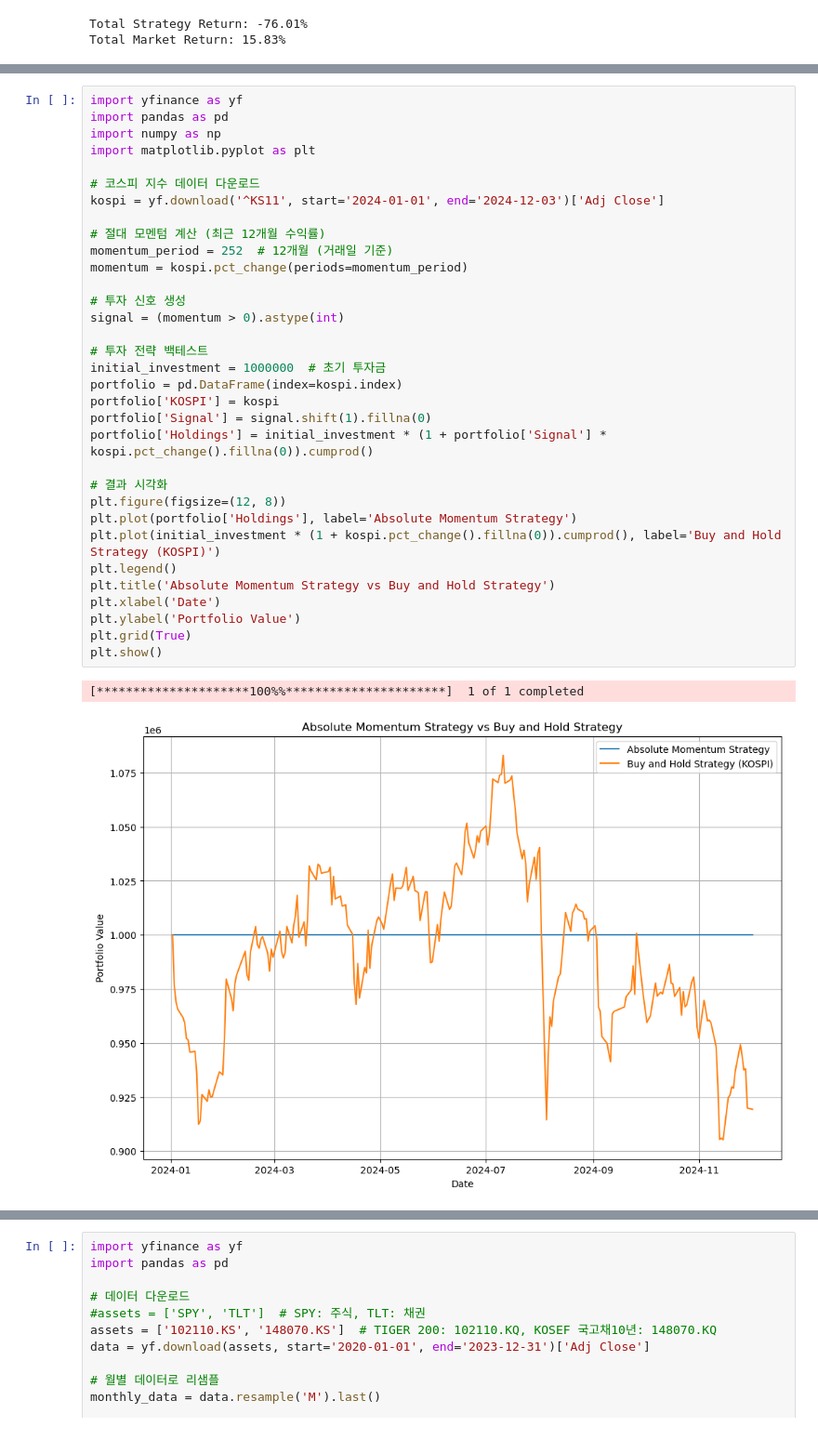
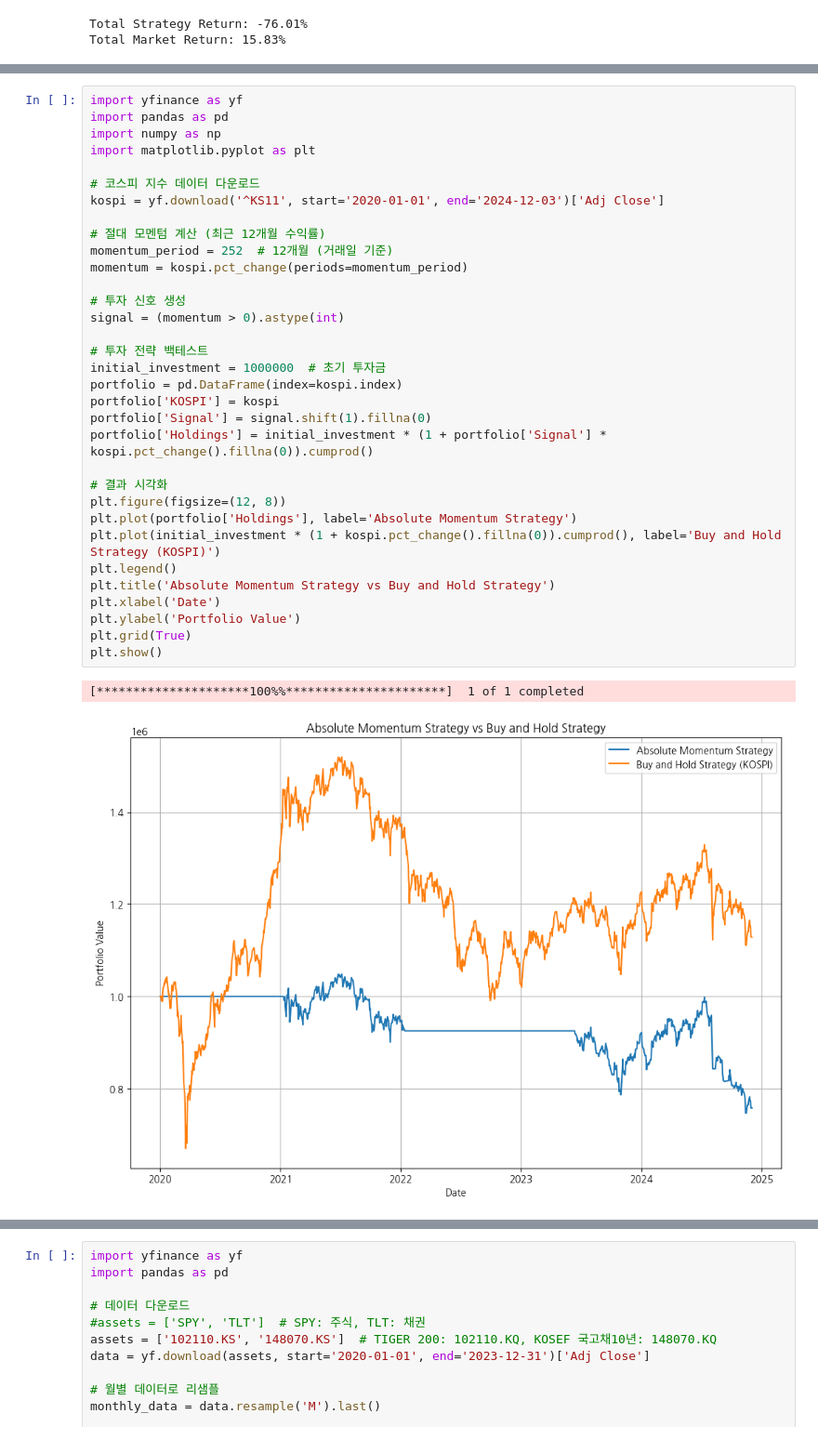
Before and after one commit to kusool72/python, a Jupyter notebook: 백테스팅.ipynb, the cells around one changed output, grey strips where cells are left out. Shown at 93% size. Drawn from its saved outputs; the diff is of its cells as text.

```diff
--- a/백테스팅.ipynb
+++ b/백테스팅.ipynb
@@ -162,33 +164,33 @@ import numpy as np
 import matplotlib.pyplot as plt
 
 # 코스피 지수 데이터 다운로드
-kospi = yf.download('^KS11', start='2024-01-01', end='2024-12-03')['Adj Close']
+kospi = yf.download('^KS11', start='2020-01-01', end='2024-12-03')['Adj Close']
 
 # 절대 모멘텀 계산 (최근 12개월 수익률)
 momentum_period = 252  # 12개월 (거래일 기준)
 momentum = kospi.pct_change(periods=momentum_period)
 
 # 투자 신호 생성
 signal = (momentum > 0).astype(int)
 
 # 투자 전략 백테스트
 initial_investment = 1000000  # 초기 투자금
 portfolio = pd.DataFrame(index=kospi.index)
 portfolio['KOSPI'] = kospi
 portfolio['Signal'] = signal.shift(1).fillna(0)
 portfolio['Holdings'] = initial_investment * (1 + portfolio['Signal'] * kospi.pct_change().fillna(0)).cumprod()
 
 # 결과 시각화
 plt.figure(figsize=(12, 8))
 plt.plot(portfolio['Holdings'], label='Absolute Momentum Strategy')
 plt.plot(initial_investment * (1 + kospi.pct_change().fillna(0)).cumprod(), label='Buy and Hold Strategy (KOSPI)')
 plt.legend()
 plt.title('Absolute Momentum Strategy vs Buy and Hold Strategy')
 plt.xlabel('Date')
 plt.ylabel('Portfolio Value')
 plt.grid(True)
 plt.show()
 # %% [output]
 [*********************100%%**********************]  1 of 1 completed
-[figure, old version]
+[figure, new version]
 # %% [markdown]
```
Also changed, not shown: parts of 3 cells of this notebook.
